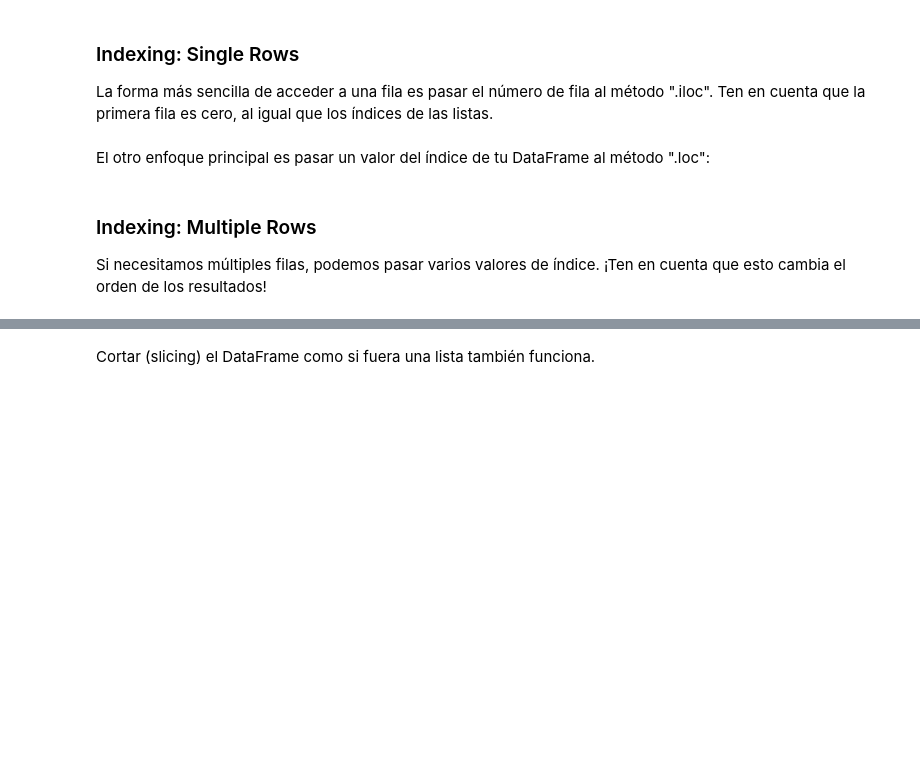
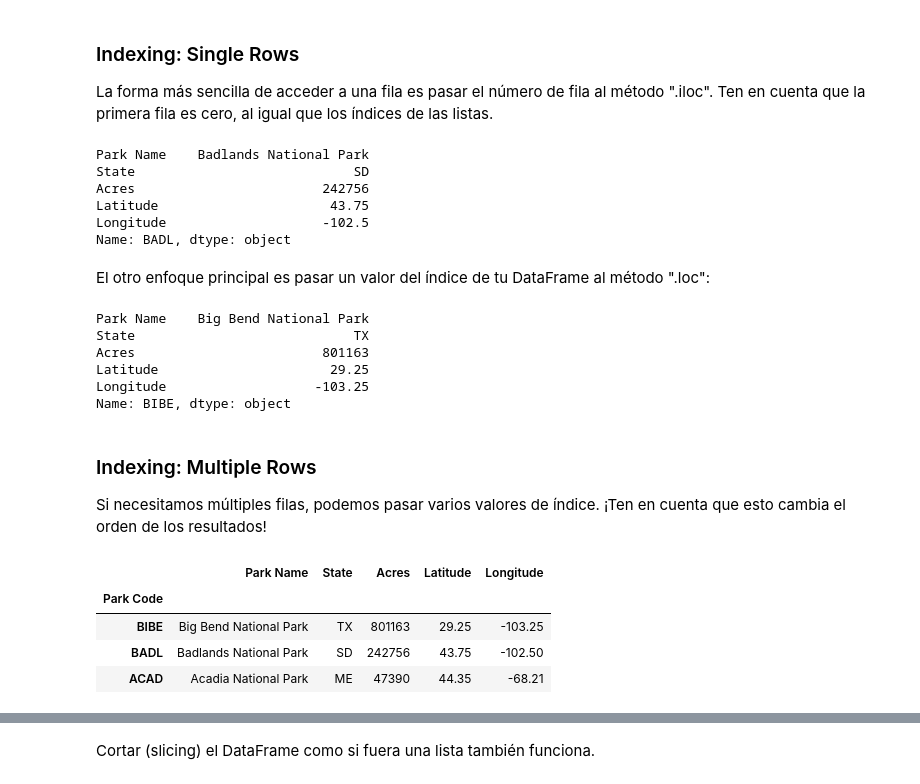
Before and after one commit to tucubanit0/Big-Data, a Jupyter notebook: acceso_a_datos_con_pandas.ipynb, the cells around one changed output, grey strips where cells are left out. Drawn from its saved outputs; the diff is of its cells as text; code cells hidden in the pictures; blank space fills up the shorter version.

```diff
--- a/acceso_a_datos_con_pandas.ipynb
+++ b/acceso_a_datos_con_pandas.ipynb
@@ -6,8 +64,34 @@ Empezamos cargando Pandas y los datos:
 # %% [markdown]
 ### Indexing: Single Rows
 La forma más sencilla de acceder a una fila es pasar el número de fila al método ".iloc". Ten en cuenta que la primera fila es cero, al igual que los índices de las listas.
+# %%
+df.iloc[2] #iloc es por indice, te da los datos de la posicion en la lista de los que pongas dentro de []
+# %% [output]
+Park Name    Badlands National Park
+State                            SD
+Acres                        242756
+Latitude                      43.75
+Longitude                    -102.5
+Name: BADL, dtype: object
 # %% [markdown]
 El otro enfoque principal es pasar un valor del índice de tu DataFrame al método ".loc":
+# %%
+df.loc['BIBE'] #.loc['Aquí el codigo de area'] y te da los datos de solo ese codigo
+# %% [output]
+Park Name    Big Bend National Park
+State                            TX
+Acres                        801163
+Latitude                      29.25
+Longitude                   -103.25
+Name: BIBE, dtype: object
 # %% [markdown]
 ### Indexing: Multiple Rows
 Si necesitamos múltiples filas, podemos pasar varios valores de índice. ¡Ten en cuenta que esto cambia el orden de los resultados!
+# %%
+df.loc[['BIBE', 'BADL', 'ACAD']] #Esto para varias filas y el doble [] es para el arreglo y la funcion, aquí te lo trae por el nombre
+# %% [output]
+|  | Park Name | State | Acres | Latitude | Longitude |
+| Park Code |  |  |  |  |  |
+| BIBE | Big Bend National Park | TX | 801163 | 29.25 | -103.25 |
+| BADL | Badlands National Park | SD | 242756 | 43.75 | -102.50 |
+| ACAD | Acadia National Park | ME | 47390 | 44.35 | -68.21 |
```
Also changed, not shown: parts of 12 cells of this notebook, 2 other files.
